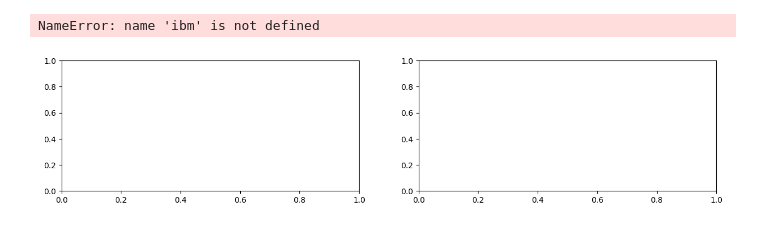
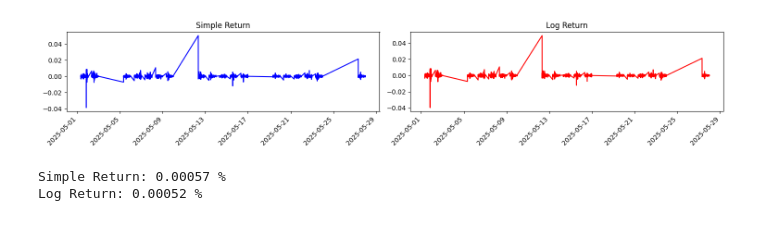
Before and after one commit to jtorsvik/project-anthill, a Jupyter notebook: notebook/stock_analysis.ipynb, the cells around one changed output. Saved outputs shown, nothing was run; the diff lists cells and outputs as text; code cells hidden in the pictures.

Commit message:
build: created ingest for historical daily close prices

```diff
--- a/notebook/stock_analysis.ipynb
+++ b/notebook/stock_analysis.ipynb
@@ -84,17 +109,27 @@ KeyboardInterrupt:
+# %%
+source_path = "~/git_repos/project-anthill/data/polygon/intraday/amzn/"
+
+df = pd.read_parquet(source_path)
+df.sort_index(inplace=True)
+# %%
+df['simple_return'] = (df['close'] / df['close'].shift(1)) - 1
+df['log_return'] = np.log(df['close'] / df['close'].shift(1))
+# df.head()
 # %%
 fig, axes = plt.subplots(1, 2, figsize=(15, 3), sharex=True)
-ibm['simple_return'].plot(ax=axes[0], title='Simple Return', color='blue')
-ibm['log_return'].plot(ax=axes[1], title='Log Return', color='red')
+df['simple_return'].plot(ax=axes[0], title='Simple Return', color='blue')
+df['log_return'].plot(ax=axes[1], title='Log Return', color='red')
 
 for ax in axes:
     for label in ax.get_xticklabels():
         label.set_rotation(45)
 
 plt.tight_layout()
 plt.show()
 
-print(f"Simple Return: {round(ibm['simple_return'].mean() * 100, 5)} %")
-print(f"Log Return: {round(ibm['log_return'].mean() * 100, 5)} %")
+print(f"Simple Return: {round(df['simple_return'].mean() * 100, 5)} %")
+print(f"Log Return: {round(df['log_return'].mean() * 100, 5)} %")
 # %% [output]
+[figure, new version]
-NameError: name 'ibm' is not defined
+Simple Return: 0.00057 %
+Log Return: 0.00052 %
-[figure, old version]
```
Also changed, not shown: parts of 9 cells of this notebook, 6 other files.
